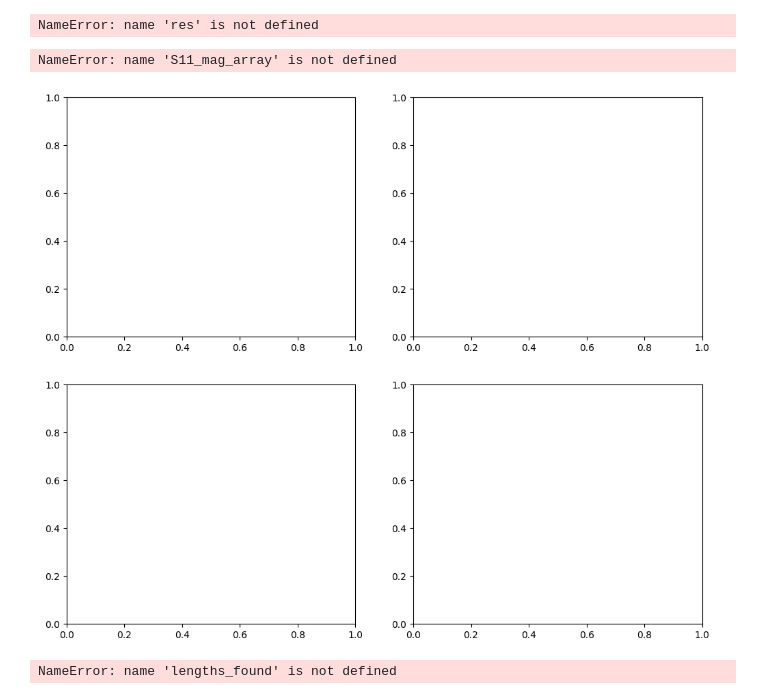
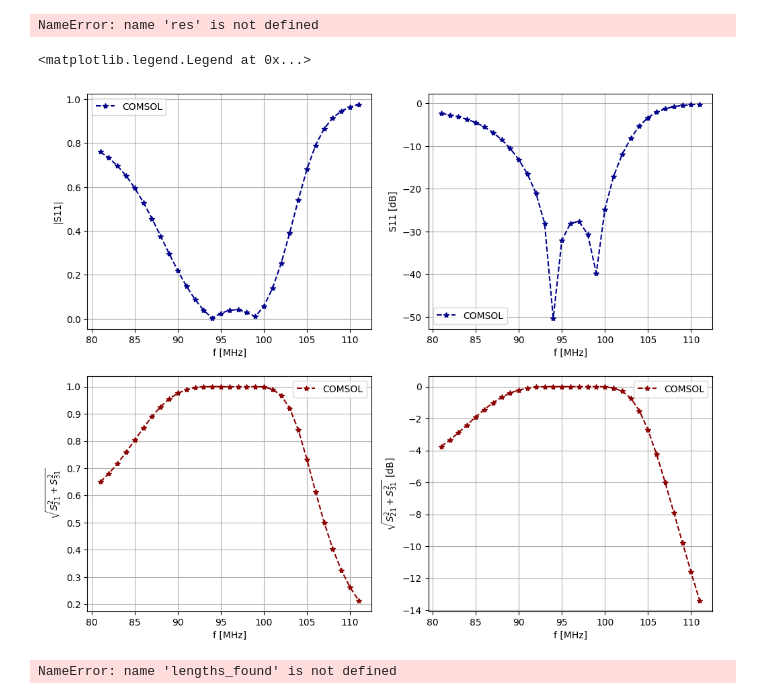
Before and after one commit to vandelij/TWA_circuit, a Jupyter notebook: longer_caps_CF_testing.ipynb, the cells around one changed output. Drawn from its saved outputs; the diff is of its cells as text; code cells hidden in the pictures.

```diff
--- a/longer_caps_CF_testing.ipynb
+++ b/longer_caps_CF_testing.ipynb
@@ -412,41 +412,41 @@ S_transd_db = 20*np.log10(S_transd_mag)
 fig, ax = plt.subplots(2,2,figsize=(12,10))
 
 # # plot optimization circuit
-ax[0,0].plot(myrfTWA.freqs_for_fullant, S11_mag_array, marker='.', color='blue', label='circuit model')
-ax[0,1].plot(myrfTWA.freqs_for_fullant, S11_db_array, marker='.', color='blue', label='circuit model')
-ax[1,0].plot(myrfTWA.freqs_for_fullant, Strans_mag, marker='.', color='red', label='circuit model')
-ax[1,1].plot(myrfTWA.freqs_for_fullant, Strans_db, marker='.', color='red', label='circuit model')
+# ax[0,0].plot(myrfTWA.freqs_for_fullant, S11_mag_array, marker='.', color='blue', label='circuit model')
+# ax[0,1].plot(myrfTWA.freqs_for_fullant, S11_db_array, marker='.', color='blue', label='circuit model')
+# ax[1,0].plot(myrfTWA.freqs_for_fullant, Strans_mag, marker='.', color='red', label='circuit model')
+# ax[1,1].plot(myrfTWA.freqs_for_fullant, Strans_db, marker='.', color='red', label='circuit model')
 
 ax[0,0].grid()
 ax[0,1].grid()
 ax[1,0].grid()
 ax[1,1].grid()
 
 # plot data
 
 ax[0,0].plot(fd, S11d_mag, marker='*', color='darkblue', label='COMSOL',linestyle='--')
 ax[0,1].plot(fd, S11d_db, marker='*', color='darkblue', label='COMSOL',linestyle='--')
 ax[1,0].plot(fd, S_transd_mag, marker='*', color='darkred', label='COMSOL',linestyle='--')
 ax[1,1].plot(fd, S_transd_db, marker='*', color='darkred', label='COMSOL',linestyle='--')
 
 
 ax[0,0].set_xlabel('f [MHz]')
 ax[0,1].set_xlabel('f [MHz]')
 ax[1,0].set_xlabel('f [MHz]')
 ax[1,1].set_xlabel('f [MHz]')
 
 ax[0,0].set_ylabel('|S11|')
 ax[0,1].set_ylabel('S11 [dB]')
 ax[1,0].set_ylabel(r'$\sqrt{S_{21}^2 + S_{31}^2}$')
 ax[1,1].set_ylabel(r'$\sqrt{S_{21}^2 + S_{31}^2}$ [dB]')
 
 ax[0,0].legend()
 ax[0,1].legend()
 ax[1,0].legend()
 ax[1,1].legend()
 # %% [output]
-NameError: name 'S11_mag_array' is not defined
+<matplotlib.legend.Legend at 0x...>
-[figure, old version]
+[figure, new version]
 # %%
 #lengths_found = [0.1289090871537399, 0.1120736062752666, 0.125719368082663, 0.08986244957445322, 0.10298948480135928]
 full_circ = myrfTWA.get_fullant_given_lengths_from_internal_datatable(lengths_found.copy(), symetric_mode=True,
```
Also changed, not shown: parts of 1 cell of this notebook, 37 other files.
